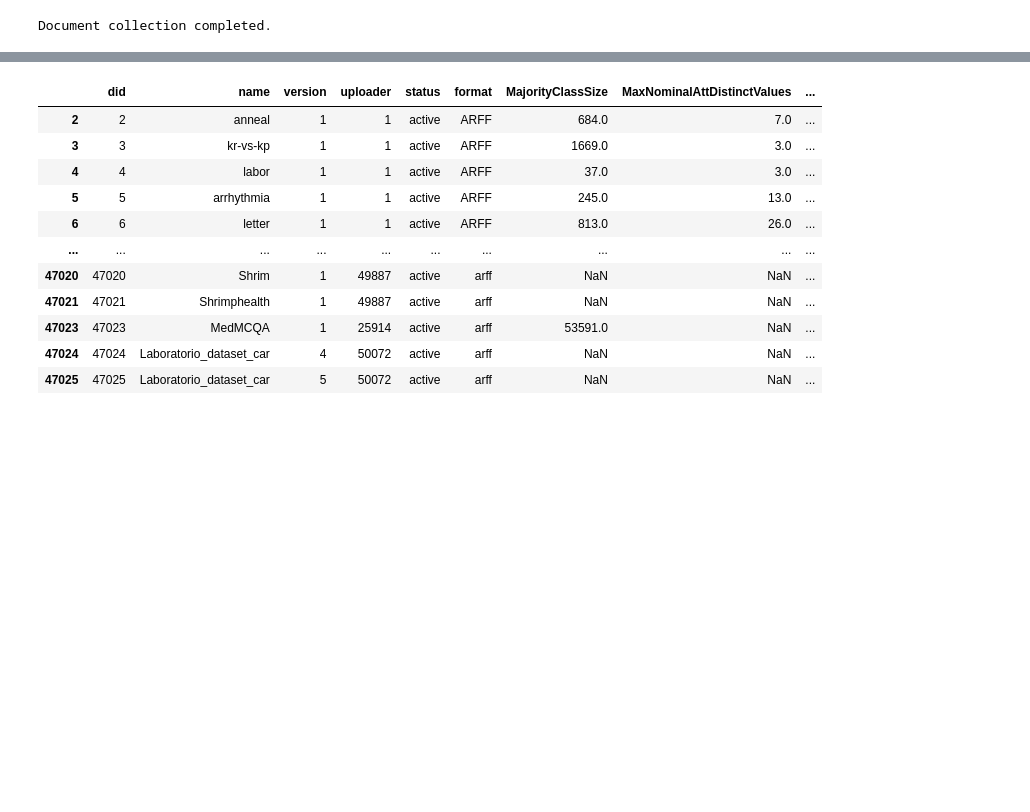
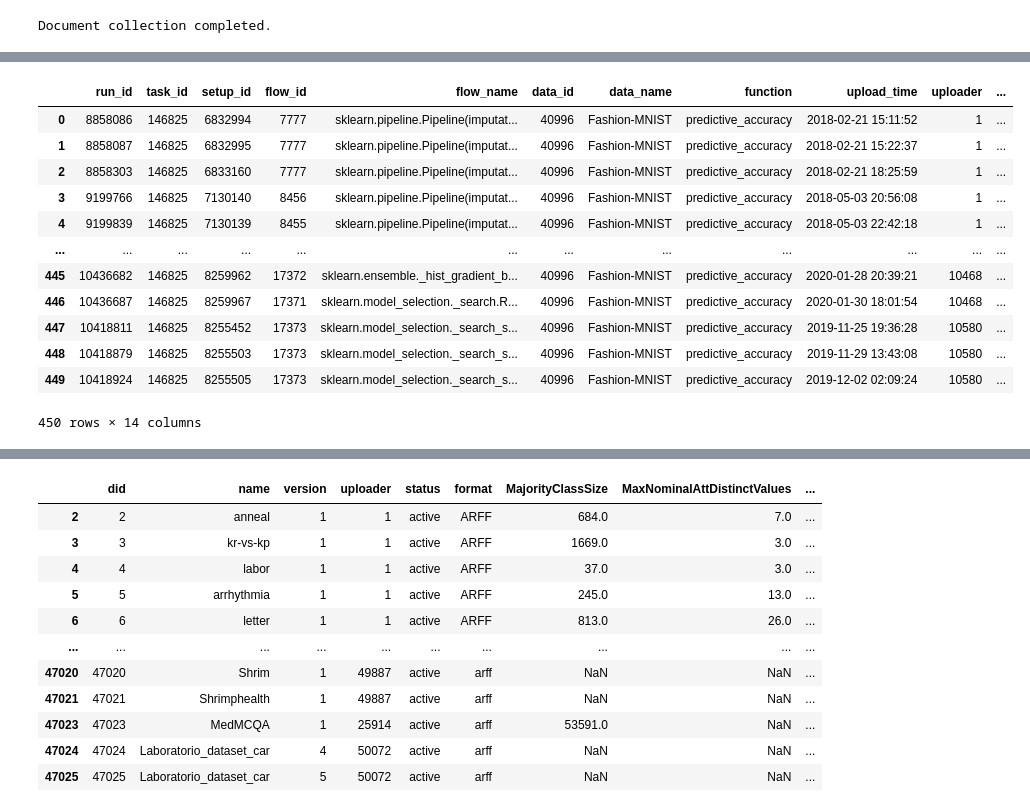
Before and after one commit to amirrezaalasti/AutoML-Agent, a Jupyter notebook: test.ipynb, the cells around one changed output, grey strips where cells are left out. Saved outputs shown, nothing was run; the diff lists cells and outputs as text; code cells hidden in the pictures; blank space fills up the shorter version.

Commit message:
fix openml rag

```diff
--- a/test.ipynb
+++ b/test.ipynb
@@ -491,0 +658,18 @@ openml.config.apikey = OPENML_API_KEY
+# %%
+import openml
+x = openml.evaluations.list_evaluations(tasks=[146825],function="predictive_accuracy", output_format="dataframe")
+x
+# %% [output]
+|  | run_id | task_id | setup_id | flow_id | flow_name | data_id | data_name | function | upload_time | uploader | ... |
+| 0 | 8858086 | 146825 | 6832994 | 7777 | sklearn.pipeline.Pipeline(imputat... | 40996 | Fashion-MNIST | predictive_accuracy | 2018-02-21 15:11:52 | 1 | ... |
+| 1 | 8858087 | 146825 | 6832995 | 7777 | sklearn.pipeline.Pipeline(imputat... | 40996 | Fashion-MNIST | predictive_accuracy | 2018-02-21 15:22:37 | 1 | ... |
+| 2 | 8858303 | 146825 | 6833160 | 7777 | sklearn.pipeline.Pipeline(imputat... | 40996 | Fashion-MNIST | predictive_accuracy | 2018-02-21 18:25:59 | 1 | ... |
+| 3 | 9199766 | 146825 | 7130140 | 8456 | sklearn.pipeline.Pipeline(imputat... | 40996 | Fashion-MNIST | predictive_accuracy | 2018-05-03 20:56:08 | 1 | ... |
+| 4 | 9199839 | 146825 | 7130139 | 8455 | sklearn.pipeline.Pipeline(imputat... | 40996 | Fashion-MNIST | predictive_accuracy | 2018-05-03 22:42:18 | 1 | ... |
+| ... | ... | ... | ... | ... | ... | ... | ... | ... | ... | ... | ... |
+| 445 | 10436682 | 146825 | 8259962 | 17372 | sklearn.ensemble._hist_gradient_b... | 40996 | Fashion-MNIST | predictive_accuracy | 2020-01-28 20:39:21 | 10468 | ... |
+| 446 | 10436687 | 146825 | 8259967 | 17371 | sklearn.model_selection._search.R... | 40996 | Fashion-MNIST | predictive_accuracy | 2020-01-30 18:01:54 | 10468 | ... |
+| 447 | 10418811 | 146825 | 8255452 | 17373 | sklearn.model_selection._search_s... | 40996 | Fashion-MNIST | predictive_accuracy | 2019-11-25 19:36:28 | 10580 | ... |
+| 448 | 10418879 | 146825 | 8255503 | 17373 | sklearn.model_selection._search_s... | 40996 | Fashion-MNIST | predictive_accuracy | 2019-11-29 13:43:08 | 10580 | ... |
+| 449 | 10418924 | 146825 | 8255505 | 17373 | sklearn.model_selection._search_s... | 40996 | Fashion-MNIST | predictive_accuracy | 2019-12-02 02:09:24 | 10580 | ... |
+450 rows × 14 columns
```
Also changed, not shown: parts of 13 cells of this notebook, 48 other files.
